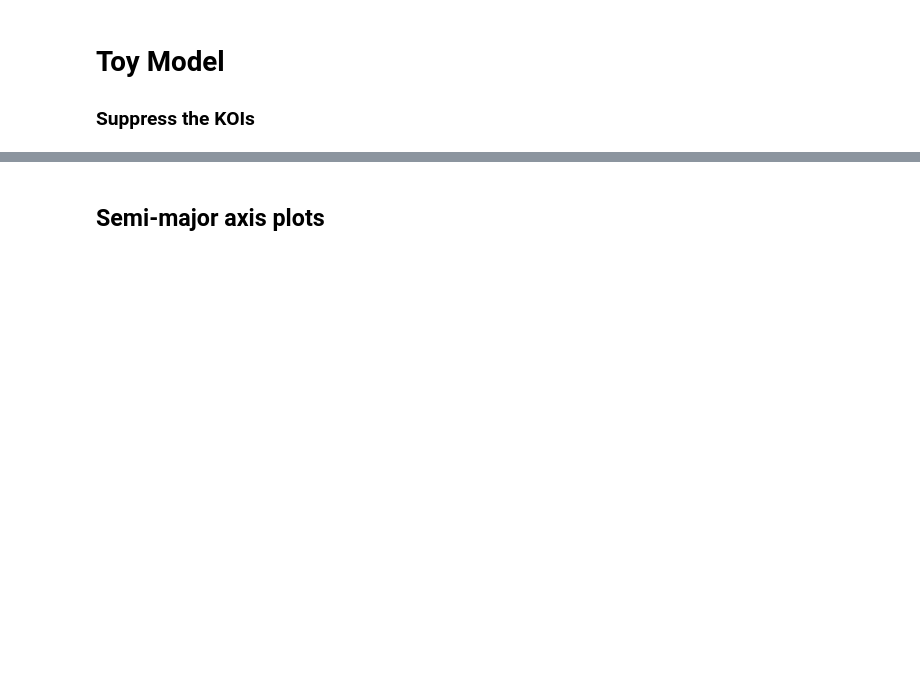
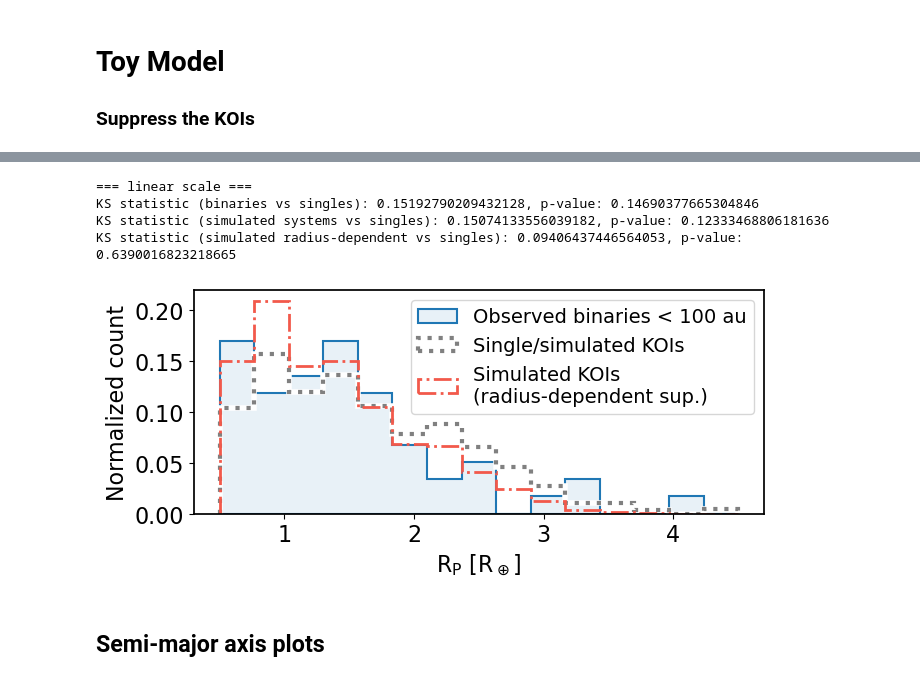
Before and after one commit to ernewton/importance_of_binarity, a Jupyter notebook: 3. Toy model and results.ipynb, the cells around one changed output, grey strips where cells are left out. Cells and saved outputs as stored; diff of their text form; code cells hidden in the pictures; blank space fills up the shorter version.

```diff
--- a/3. Toy model and results.ipynb
+++ b/3. Toy model and results.ipynb
@@ -139,3 +142,83 @@ Simulated number of systems (systems suppressed): 146449
+# %%
+# Compare simulated planet radii to observed
+
+for option in ['linear']:
+
+    nbins=15
+
+    if option=='linear':
+        histrange=[0.5,4.5]
+        bin_edges = np.linspace(histrange[0], histrange[1], nbins + 1)
+    else:
+        histrange=[np.log10(0.7),np.log10(6)]
+        bin_edges = np.logspace(histrange[0], histrange[1], nbins + 1)
+
+    bin_width = np.diff(bin_edges)
+    bin_center = bin_edges[:-1]+bin_width/2.
+
+    fig, axes = plt.subplots(1, 1, figsize=(7,3.3), sharex=True, sharey=True)
+
+    # Observed: binaries < 100 AU
+    nplanets = len(binaries[binaries['SepAU']<100])
+    ww = 1./np.full(nplanets, nplanets, dtype=float)
+    y, _, _ = plt.hist(binaries[binaries['SepAU']<100]['prad_adopt'],
+                  bins=bin_edges, weights=ww,
+             histtype='stepfilled', lw=1.5,
+             edgecolor='#1f77b4', facecolor='#e8f1f7',
+            label='Observed binaries < 100 au')
+
+    # Observed: presumed-single KOIs
+    nplanets = len(singles)
+    plt.hist(singles['koi_prad'],
+                 bins=bin_edges,  weights = 1./np.full(nplanets, nplanets, dtype=float),
+                 histtype='step',lw=4, alpha=1, color='white')
+    plt.hist(singles['koi_prad'],
+                 bins=bin_edges,  weights = 1./np.full(nplanets, nplanets, dtype=float),
+                 histtype='step',ls=':',
+                 color='gray',  lw=3,
+            label='Single/simulated KOIs')
+
+    # Simulated: radius-dependent suppression
+    nplanets = len(res_plradius.survived_planets)
+    plt.hist(res_plradius.survived_planets['koi_prad'],
+                 bins=bin_edges,  weights = 1./np.full(nplanets, nplanets, dtype=float),
+                 histtype='step',lw=2, linestyle='-.', color="#f2594b",
+            label='Simulated KOIs \n(radius-dependent sup.)')
+
+    plt.ylabel('Normalized count')
+
+    if option=='linear':
+        plt.legend()
+        plt.xlabel('$R_P$ [$R_\oplus$]')
+    else:
+        plt.xlabel('$log_{10} R_P$ [$R_\oplus$]')
+        plt.xscale('log')
+
+        custom_log_ticks = [1, 1.8, 3.5, 6]
+        plt.gca().set_xticks(custom_log_ticks)
+        plt.gca().set_xticklabels([str(t) for t in custom_log_ticks])
+
+    plt.tight_layout()
+    plt.savefig(f"plots/prad_{sup_method}_{tflag}.png")
+    plt.xlim()
+
+
+# Perform KS tests
+print(f"\n=== {option} scale ===")
+ks_stat, p_value =  stats.ks_2samp(binaries[binaries['SepAU']<100]['prad_adopt'], singles['koi_prad'])
+print(f"KS statistic (binaries vs singles): {ks_stat}, p-value: {p_value}")
+
+ks_stat, p_value = stats.ks_2samp(binaries[binaries['SepAU']<100]['prad_adopt'],res_systems.survived_planets['koi_prad'])
+print(f"KS statistic (simulated systems vs singles): {ks_stat}, p-value: {p_value}")
+
+ks_stat, p_value = stats.ks_2samp(binaries[binaries['SepAU']<100]['prad_adopt'], res_plradius.survived_planets['koi_prad'])
+print(f"KS statistic (simulated radius-dependent vs singles): {ks_stat}, p-value: {p_value}")
+# %% [output]
+=== linear scale ===
+KS statistic (binaries vs singles): 0.15192790209432128, p-value: 0.14690377665304846
+KS statistic (simulated systems vs singles): 0.15074133556039182, p-value: 0.12333468806181636
+KS statistic (simulated radius-dependent vs singles): 0.09406437446564053, p-value: 0.6390016823218665
+[figure, added]
 # %% [markdown]
 ## Semi-major axis plots
 # %%
```
Also changed, not shown: parts of 6 cells of this notebook, 7 other files.
